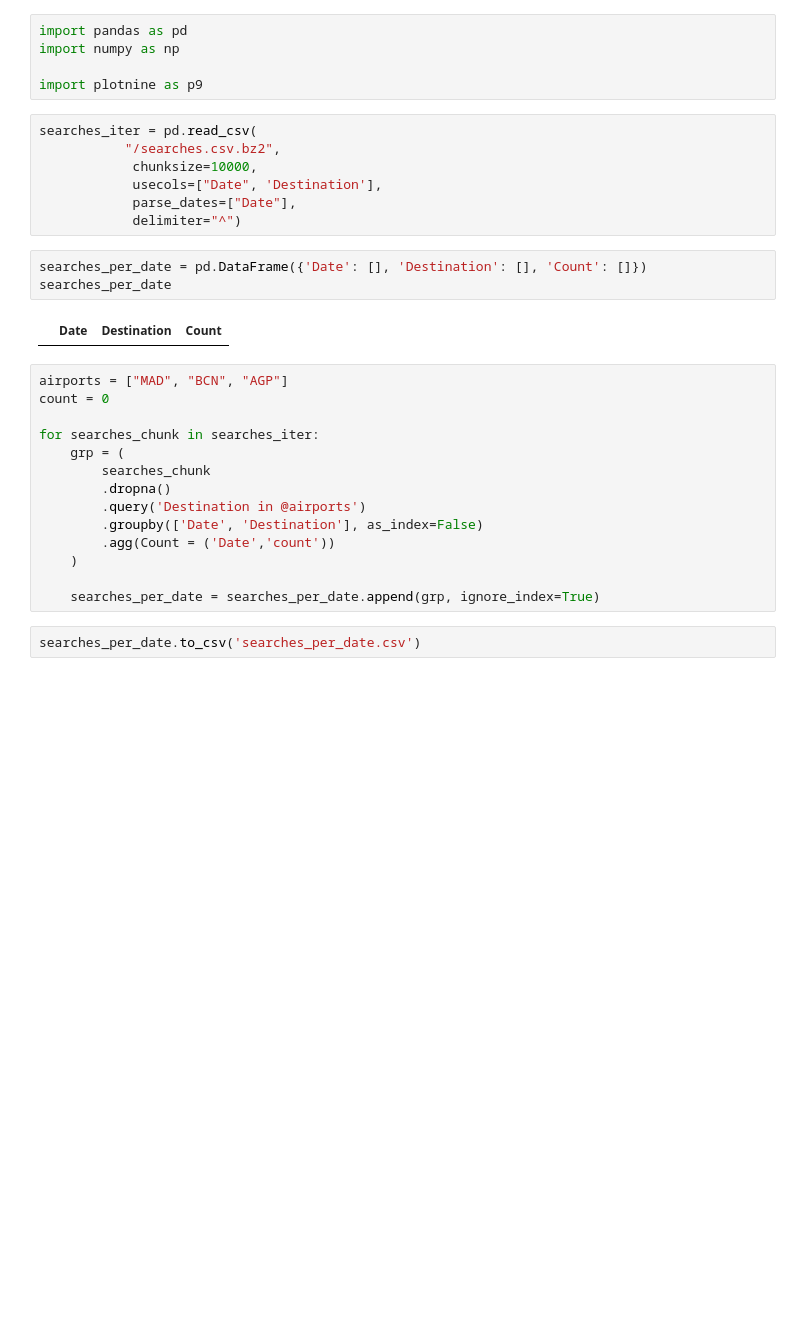
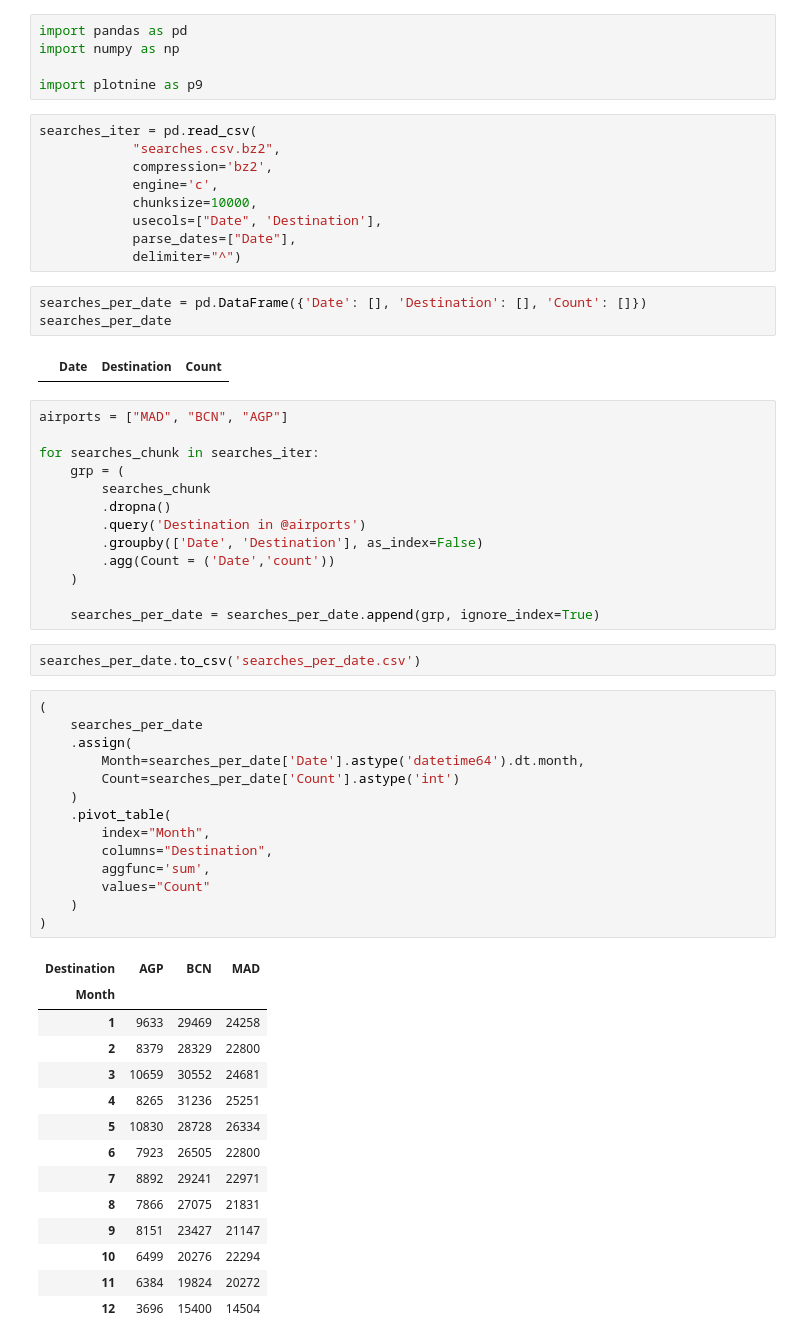
Before and after one commit to xiaoxi-david/Challenge, a Jupyter notebook: Exercise3.ipynb, the cells around one changed output. Drawn from its saved outputs; the diff is of its cells as text; blank space fills up the shorter version.

```diff
--- a/Exercise3.ipynb
+++ b/Exercise3.ipynb
@@ -5,7 +5,9 @@ import numpy as np
 import plotnine as p9
 # %%
 searches_iter = pd.read_csv(
-           "/searches.csv.bz2",
+            "searches.csv.bz2",
+            compression='bz2',
+            engine='c',
             chunksize=10000,
             usecols=["Date", 'Destination'],
             parse_dates=["Date"],
@@ -17,7 +19,6 @@ searches_per_date
 |  | Date | Destination | Count |
 # %%
 airports = ["MAD", "BCN", "AGP"]
-count = 0
 
 for searches_chunk in searches_iter:
     grp = (
@@ -31,6 +32,35 @@ for searches_chunk in searches_iter:
     searches_per_date = searches_per_date.append(grp, ignore_index=True)
 # %%
 searches_per_date.to_csv('searches_per_date.csv')
+# %%
+(
+    searches_per_date
+    .assign(
+        Month=searches_per_date['Date'].astype('datetime64').dt.month,
+        Count=searches_per_date['Count'].astype('int')
+    )
+    .pivot_table(
+        index="Month",
+        columns="Destination",
+        aggfunc='sum',
+        values="Count"
+    )
+)
+# %% [output]
+| Destination | AGP | BCN | MAD |
+| Month |  |  |  |
+| 1 | 9633 | 29469 | 24258 |
+| 2 | 8379 | 28329 | 22800 |
+| 3 | 10659 | 30552 | 24681 |
+| 4 | 8265 | 31236 | 25251 |
+| 5 | 10830 | 28728 | 26334 |
+| 6 | 7923 | 26505 | 22800 |
+| 7 | 8892 | 29241 | 22971 |
+| 8 | 7866 | 27075 | 21831 |
+| 9 | 8151 | 23427 | 21147 |
+| 10 | 6499 | 20276 | 22294 |
+| 11 | 6384 | 19824 | 20272 |
+| 12 | 3696 | 15400 | 14504 |
 # %%
 searches_per_month = (
     searches_per_date
```
Also changed, not shown: parts of 4 cells of this notebook.
